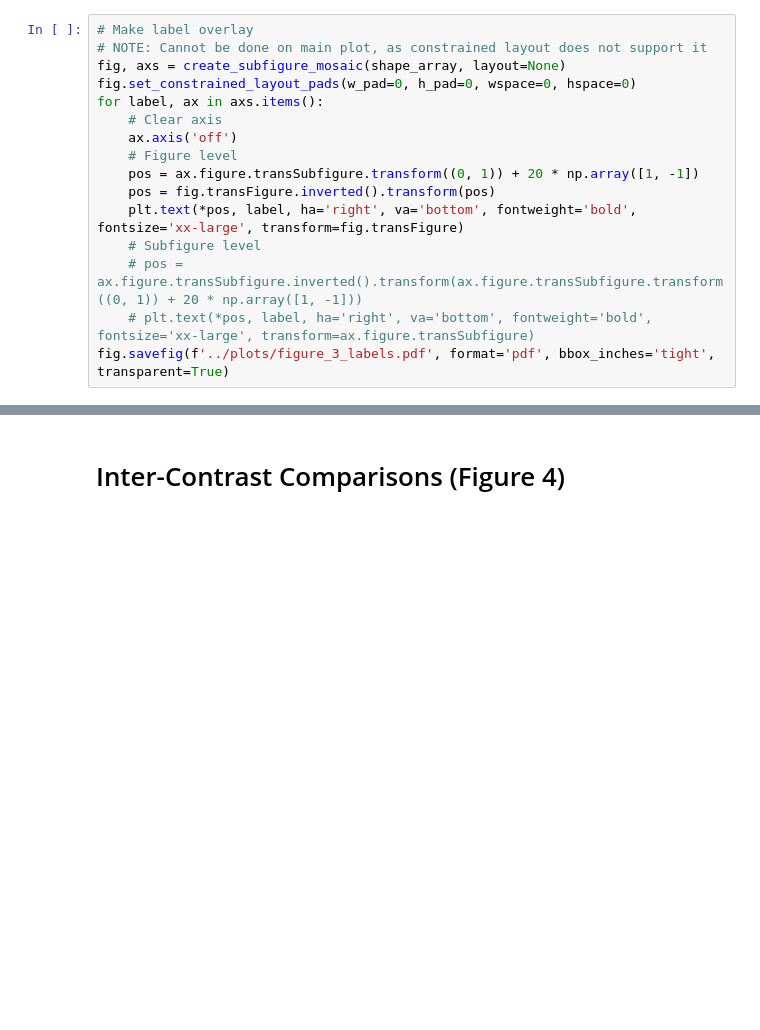
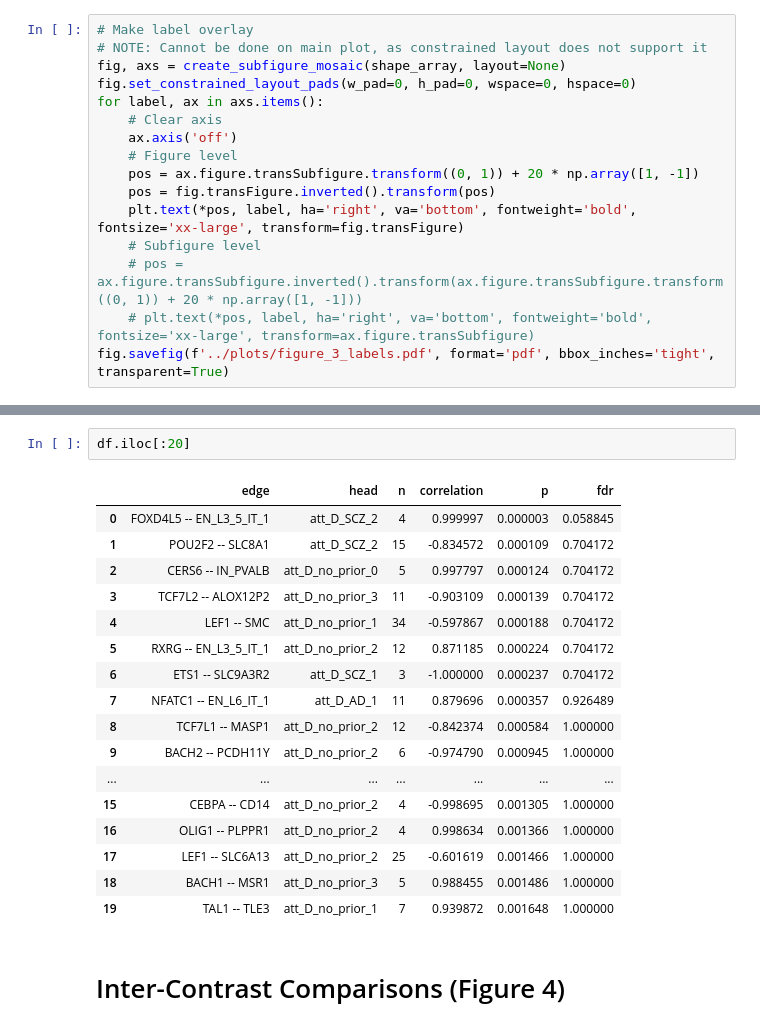
Before and after one commit to Oafish1/iBrainMap-Analysis, a Jupyter notebook: scripts/graph_analysis.ipynb, the cells around one changed output, grey strips where cells are left out. Saved outputs shown, nothing was run; the diff lists cells and outputs as text; blank space fills up the shorter version.

```diff
--- a/scripts/graph_analysis.ipynb
+++ b/scripts/graph_analysis.ipynb
@@ -295,3 +405,23 @@ fig.savefig(f'../plots/figure_3_labels.pdf', format='pdf', bbox_inches='tight',
+# %%
+df.iloc[:20]
+# %% [output]
+|  | edge | head | n | correlation | p | fdr |
+| 0 | FOXD4L5 -- EN_L3_5_IT_1 | att_D_SCZ_2 | 4 | 0.999997 | 0.000003 | 0.058845 |
+| 1 | POU2F2 -- SLC8A1 | att_D_SCZ_2 | 15 | -0.834572 | 0.000109 | 0.704172 |
+| 2 | CERS6 -- IN_PVALB | att_D_no_prior_0 | 5 | 0.997797 | 0.000124 | 0.704172 |
+| 3 | TCF7L2 -- ALOX12P2 | att_D_no_prior_3 | 11 | -0.903109 | 0.000139 | 0.704172 |
+| 4 | LEF1 -- SMC | att_D_no_prior_1 | 34 | -0.597867 | 0.000188 | 0.704172 |
+| 5 | RXRG -- EN_L3_5_IT_1 | att_D_no_prior_2 | 12 | 0.871185 | 0.000224 | 0.704172 |
+| 6 | ETS1 -- SLC9A3R2 | att_D_SCZ_1 | 3 | -1.000000 | 0.000237 | 0.704172 |
+| 7 | NFATC1 -- EN_L6_IT_1 | att_D_AD_1 | 11 | 0.879696 | 0.000357 | 0.926489 |
+| 8 | TCF7L1 -- MASP1 | att_D_no_prior_2 | 12 | -0.842374 | 0.000584 | 1.000000 |
+| 9 | BACH2 -- PCDH11Y | att_D_no_prior_2 | 6 | -0.974790 | 0.000945 | 1.000000 |
+| ... | ... | ... | ... | ... | ... | ... |
+| 15 | CEBPA -- CD14 | att_D_no_prior_2 | 4 | -0.998695 | 0.001305 | 1.000000 |
+| 16 | OLIG1 -- PLPPR1 | att_D_no_prior_2 | 4 | 0.998634 | 0.001366 | 1.000000 |
+| 17 | LEF1 -- SLC6A13 | att_D_no_prior_2 | 25 | -0.601619 | 0.001466 | 1.000000 |
+| 18 | BACH1 -- MSR1 | att_D_no_prior_3 | 5 | 0.988455 | 0.001486 | 1.000000 |
+| 19 | TAL1 -- TLE3 | att_D_no_prior_1 | 7 | 0.939872 | 0.001648 | 1.000000 |
 # %% [markdown]
 # Inter-Contrast Comparisons (Figure 4)
 # %%
```
Also changed, not shown: parts of 4 cells of this notebook, 8 other files.
